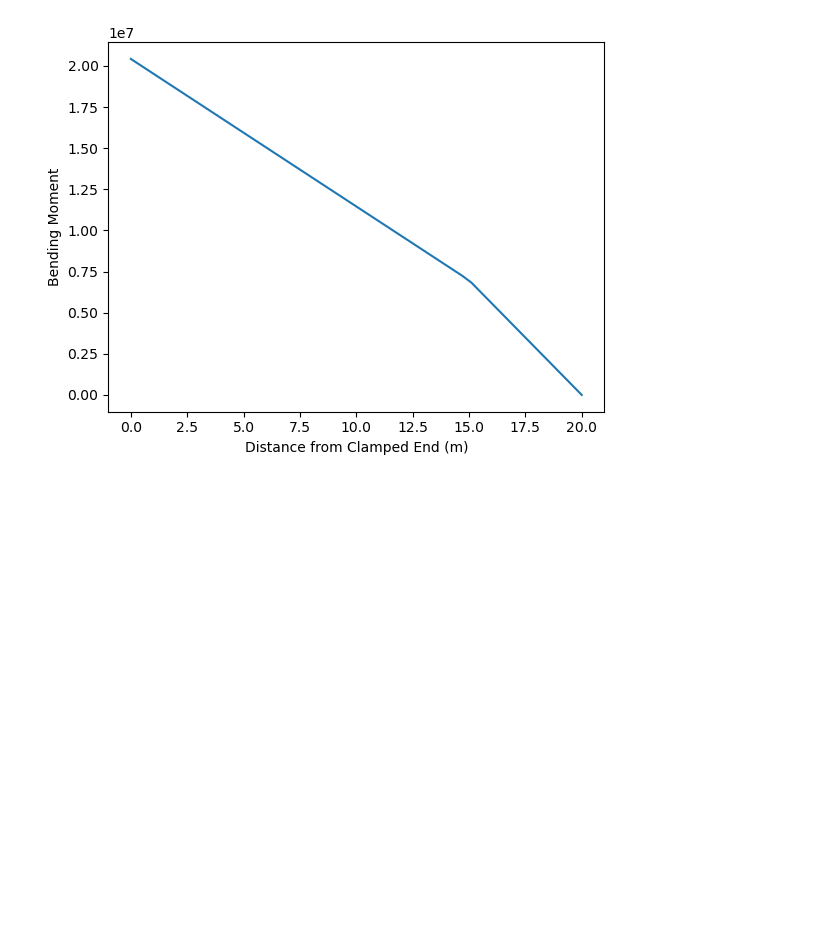
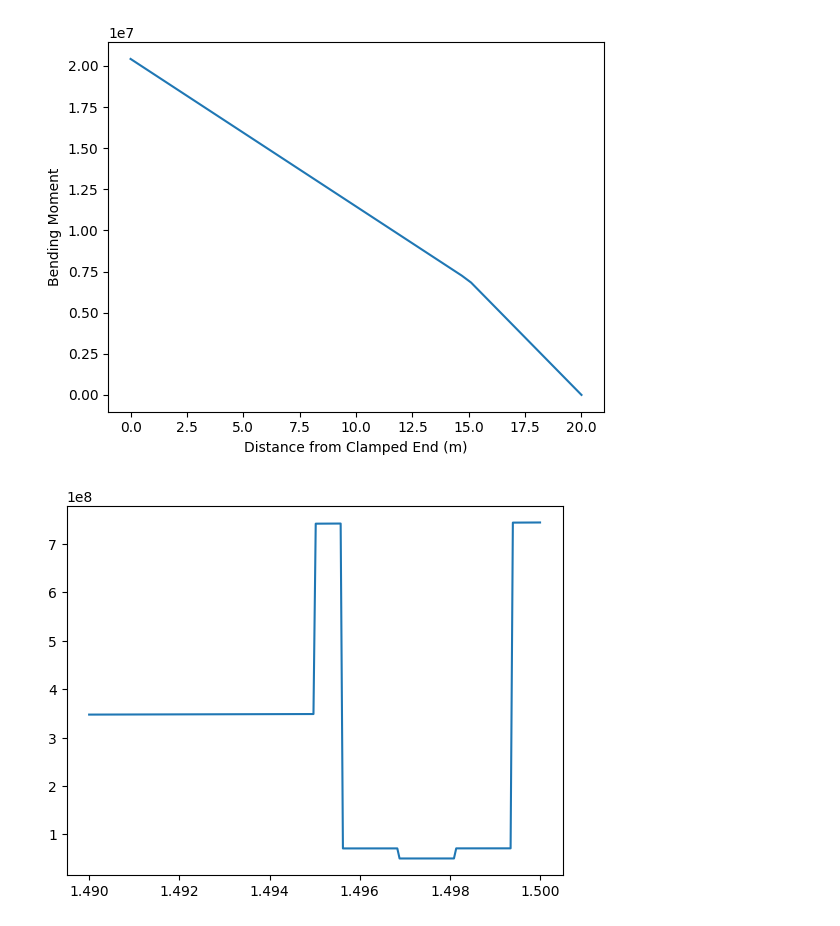
Before and after one commit to ndrichmond/EAE135Project2, a Jupyter notebook: main.ipynb, the cells around one changed output. Cells and saved outputs as stored; diff of their text form; code cells hidden in the pictures; blank space fills up the shorter version.

```diff
--- a/main.ipynb
+++ b/main.ipynb
@@ -126,3 +128,26 @@ plt.ylabel("Bending Moment")
 Text(0, 0.5, 'Bending Moment')
 [figure]
 [figure]
+# %%
+#axial stress distribution: Position Along Beam Height vs. Top Axial Stress
+
+x2 = np.linspace(R_i, R_c,200)
+layerNum = 0
+r = R_a + 0.005/8
+i = 0
+sigma = []
+for x in x2:
+    if x < R_a:
+        sigma.append(EAl*x*M3/H_33)
+    if x >= R_a and x < (r):
+        sigma.append(E_layers[i]*x*M3/H_33)
+    if x > r:
+        r = r + 0.005/8
+        i = i + 1
+        sigma.append(E_layers[i]*x*M3/H_33)
+
+plt.figure()
+plt.plot(x2,sigma)
+plt.show()
+# %% [output]
+[figure, added]
```
Also changed, not shown: parts of 1 cell of this notebook.
